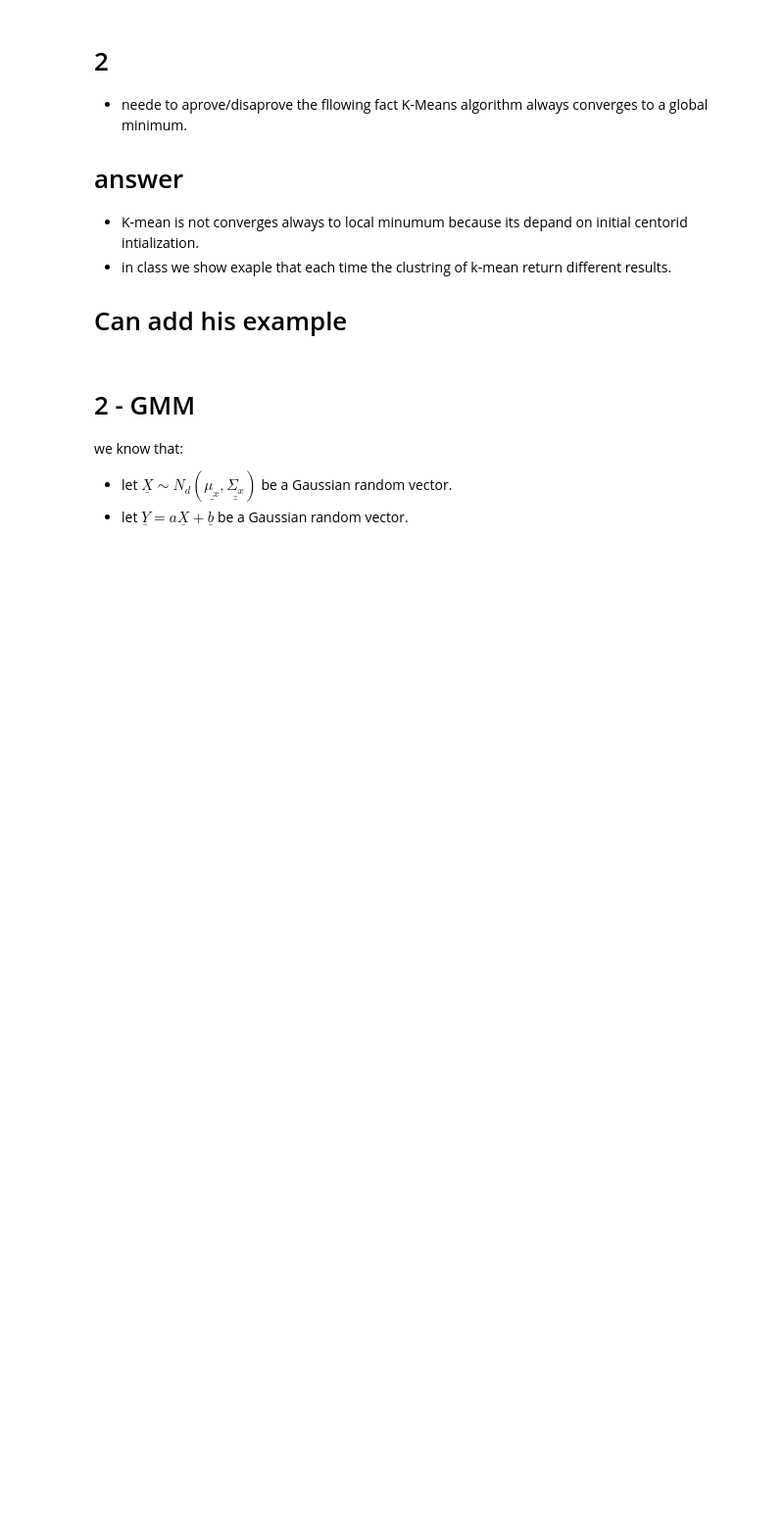
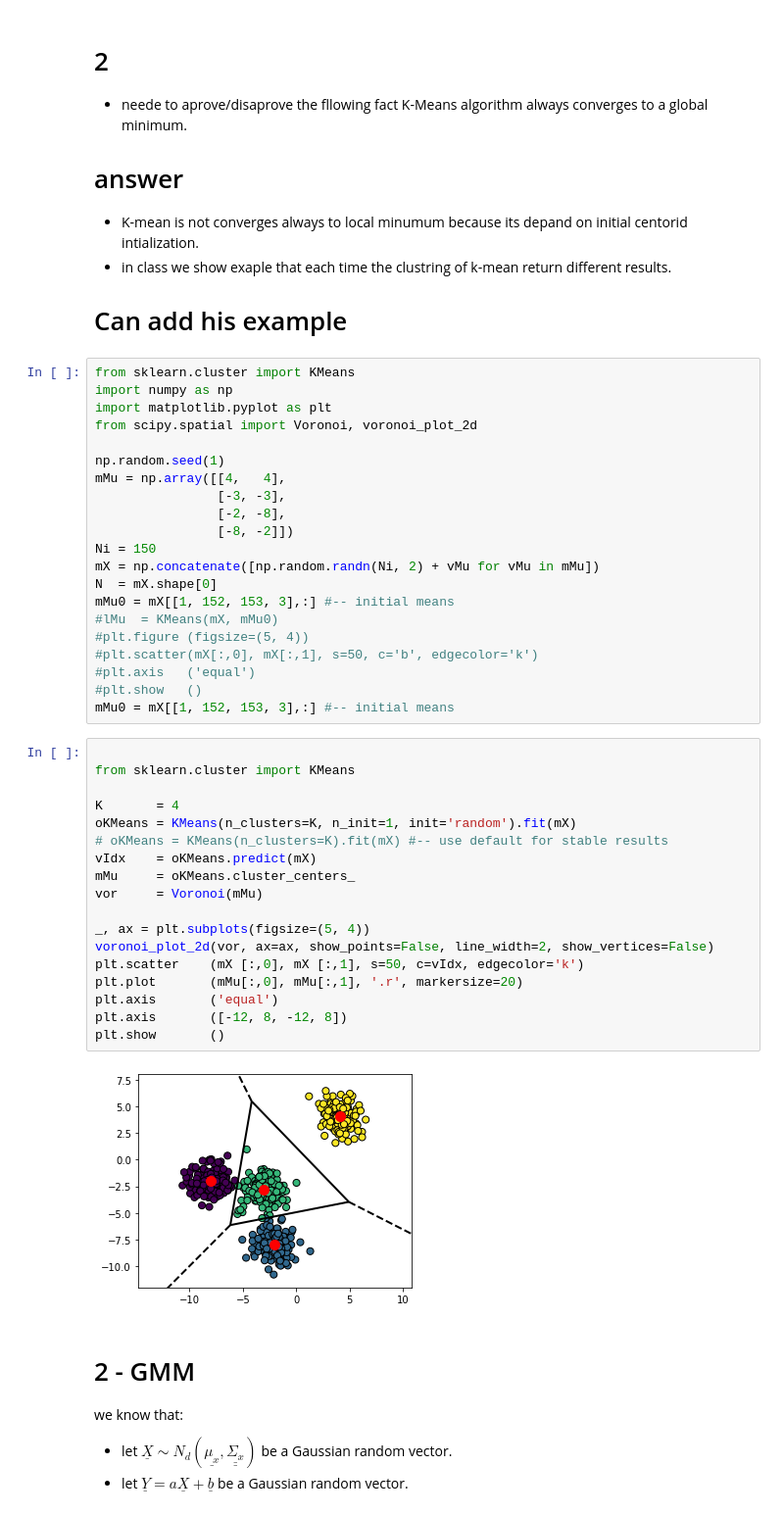
Before and after one commit to livneor207/unsupervised, a Jupyter notebook: Mine/HW2/ProblemSet2.ipynb, the cells around one changed output. Shown: that part at 98% size. Saved outputs shown, nothing was run; the diff lists cells and outputs as text; blank space fills up the shorter version.

```diff
--- a/Mine/HW2/ProblemSet2.ipynb
+++ b/Mine/HW2/ProblemSet2.ipynb
@@ -28,6 +38,47 @@ $\arg \min _{\left\{\mathcal{D}_{k}\right\},\left\{\mu_{k}\right\}} \sum_{k=1}^{
 * in class we show exaple that each time the clustring of k-mean return different results.
 
 # Can add his example
+# %%
+from sklearn.cluster import KMeans
+import numpy as np
+import matplotlib.pyplot as plt
+from scipy.spatial import Voronoi, voronoi_plot_2d
+
+np.random.seed(1)
+mMu = np.array([[4,   4],
+                [-3, -3],
+                [-2, -8],
+                [-8, -2]])
+Ni = 150
+mX = np.concatenate([np.random.randn(Ni, 2) + vMu for vMu in mMu])
+N  = mX.shape[0]
+mMu0 = mX[[1, 152, 153, 3],:] #-- initial means
+#lMu  = KMeans(mX, mMu0)
+#plt.figure (figsize=(5, 4))
+#plt.scatter(mX[:,0], mX[:,1], s=50, c='b', edgecolor='k')
+#plt.axis   ('equal')
+#plt.show   ()
+mMu0 = mX[[1, 152, 153, 3],:] #-- initial means
+# %%
+
+from sklearn.cluster import KMeans
+
+K       = 4
+oKMeans = KMeans(n_clusters=K, n_init=1, init='random').fit(mX)
+# oKMeans = KMeans(n_clusters=K).fit(mX) #-- use default for stable results
+vIdx    = oKMeans.predict(mX)
+mMu     = oKMeans.cluster_centers_
+vor     = Voronoi(mMu)
+
+_, ax = plt.subplots(figsize=(5, 4))
+voronoi_plot_2d(vor, ax=ax, show_points=False, line_width=2, show_vertices=False)
+plt.scatter    (mX [:,0], mX [:,1], s=50, c=vIdx, edgecolor='k')
+plt.plot       (mMu[:,0], mMu[:,1], '.r', markersize=20)
+plt.axis       ('equal')
+plt.axis       ([-12, 8, -12, 8])
+plt.show       ()
+# %% [output]
+[figure, added]
 # %% [markdown]
 # 2 - GMM
 we know that:
```
Also changed, not shown: parts of 2 cells of this notebook.
